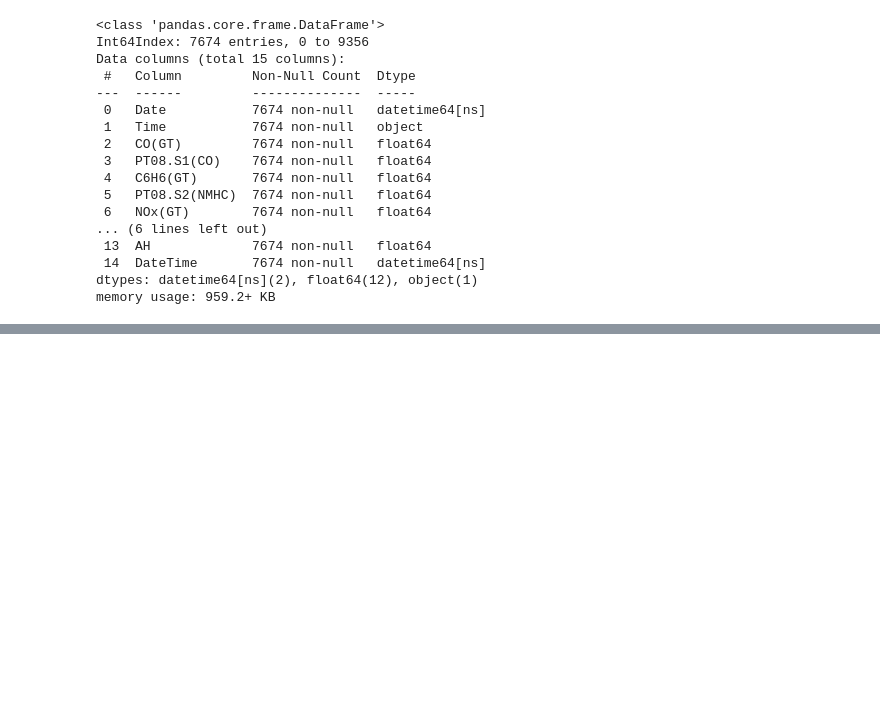
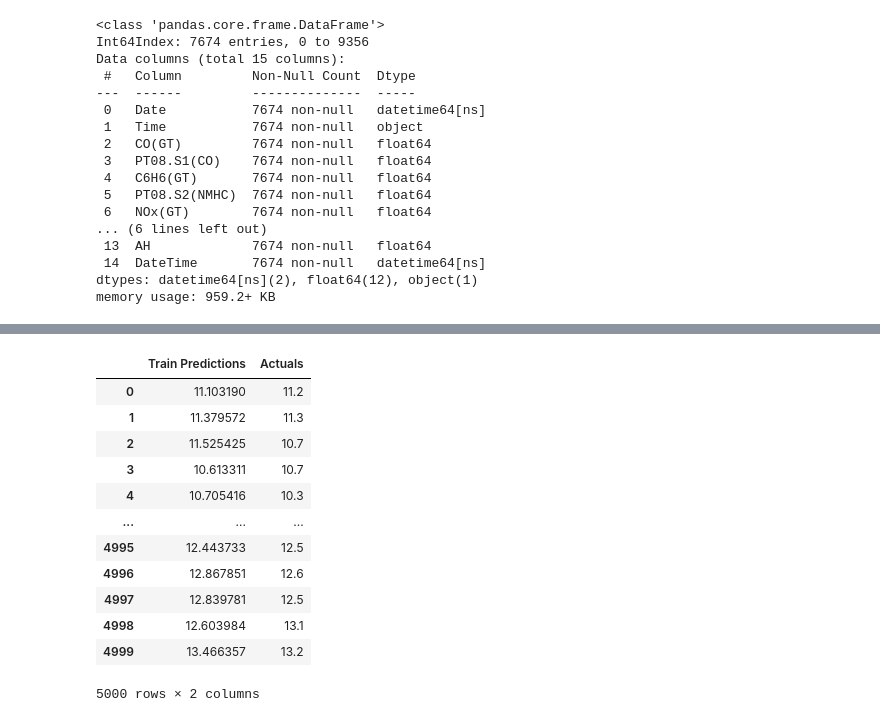
Before and after one commit to pk2971/Air-Quality-vs-Temperature-time-series, a Jupyter notebook: Air_Quality_time_series_forecasting.ipynb, the cells around one changed output, grey strips where cells are left out. Saved outputs shown, nothing was run; the diff lists cells and outputs as text; code cells hidden in the pictures; blank space fills up the shorter version.

```diff
--- a/Air_Quality_time_series_forecasting.ipynb
+++ b/Air_Quality_time_series_forecasting.ipynb
@@ -224,0 +313,15 @@ memory usage: 959.2+ KB
+# %%
+from tensorflow.keras.models import Sequential
+from tensorflow.keras.layers import *
+from tensorflow.keras.callbacks import ModelCheckpoint
+from tensorflow.keras.losses import MeanSquaredError
+from tensorflow.keras.metrics import RootMeanSquaredError
+from tensorflow.keras.optimizers import Adam
+
+model1 = Sequential()
+model1.add(InputLayer((5, 1)))
+model1.add(LSTM(64))
+model1.add(Dense(8, 'relu'))
+model1.add(Dense(1, 'linear'))
+
+model1.summary()
@@ -224,0 +371,18 @@ memory usage: 959.2+ KB
+# %%
+train_predictions = model1.predict(X_train1).flatten()
+train_results = pd.DataFrame(data={'Train Predictions':train_predictions, 'Actuals':y_train1})
+train_results
+# %% [output]
+|  | Train Predictions | Actuals |
+| 0 | 11.103190 | 11.2 |
+| 1 | 11.379572 | 11.3 |
+| 2 | 11.525425 | 10.7 |
+| 3 | 10.613311 | 10.7 |
+| 4 | 10.705416 | 10.3 |
+| ... | ... | ... |
+| 4995 | 12.443733 | 12.5 |
+| 4996 | 12.867851 | 12.6 |
+| 4997 | 12.839781 | 12.5 |
+| 4998 | 12.603984 | 13.1 |
+| 4999 | 13.466357 | 13.2 |
+5000 rows × 2 columns
```
Also changed, not shown: parts of 23 cells of this notebook.
